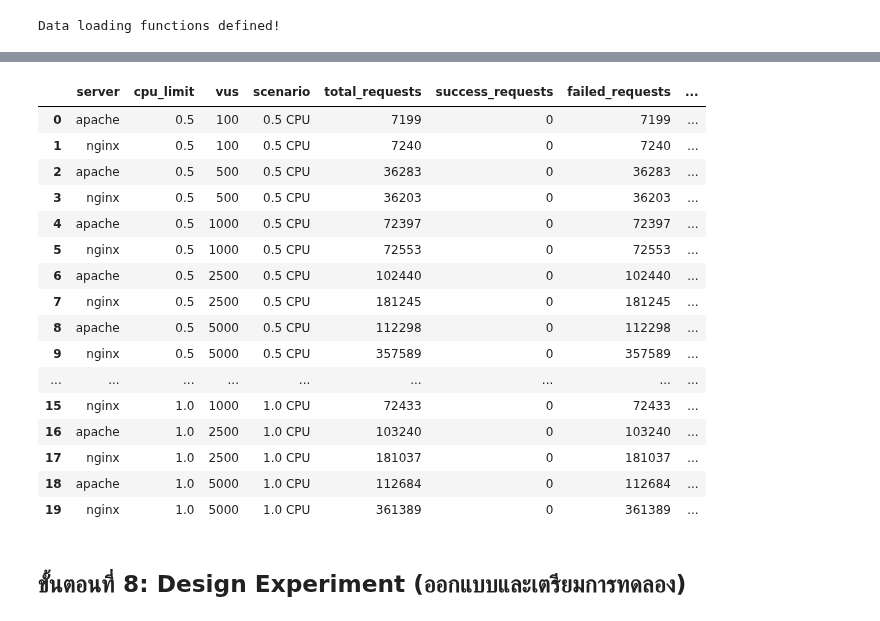
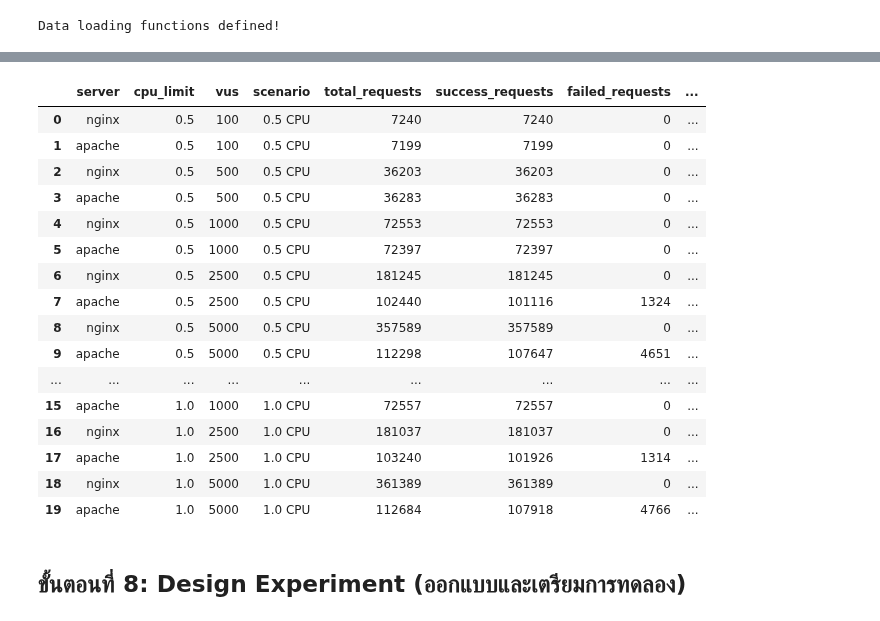
Before and after one commit to lemasc/ait-nao-docker, a Jupyter notebook: http/performance_analysis.ipynb, the cells around one changed output, grey strips where cells are left out. Saved outputs shown, nothing was run; the diff lists cells and outputs as text; code cells hidden in the pictures.

```diff
--- a/http/performance_analysis.ipynb
+++ b/http/performance_analysis.ipynb
@@ -188,30 +228,4 @@ Data loading functions defined!
 # %%
-# Define test parameters
-results_dir = Path('results')
-cpu_scenarios = ['cpu_0.5', 'cpu_1.0']
-vu_levels = [100, 500, 1000, 2500, 5000]
-servers = ['apache', 'nginx']
-results_dir = Path('results')
-cpu_scenarios = ['cpu_0.5', 'cpu_1.0']
-vu_levels = [100, 500, 1000, 2500, 5000]
-servers = ['apache', 'nginx']
-
-# Precompute all file combinations
-file_combinations = []
-for cpu_scenario in cpu_scenarios:
-    cpu_limit = float(cpu_scenario.replace('cpu_', ''))
-    for vus in vu_levels:
-        vus_dir = results_dir / cpu_scenario / f'vus_{vus}'
-        for server in servers:
-            csv_pattern = f'{server}_{cpu_limit}_{vus}.csv'
-            csv_file = vus_dir / csv_pattern
-            file_combinations.append({
-                'server': server,
-                'cpu_limit': cpu_limit,
-                'vus': vus,
-                'csv_file': csv_file
-            })
-
 # Load all CSV data and calculate statistics from individual request measurements
 all_results = []
 
@@ -224,20 +238,14 @@ for file_info in tqdm(file_combinations, desc="Loading test results"):
     try:
         # Load CSV file
         df_raw = load_k6_csv(csv_file)
-
-        # Extract http_req_duration measurements (individual request response times)
         duration_data = df_raw[df_raw['metric_name'] == 'http_req_duration']
-
-        success_duration_data = duration_data[duration_data["status"] == 200]
-
-        # Extract http_req_failed measurements (for error rate)
-        failed_data = df_raw[df_raw['metric_name'] == 'http_req_failed']
+        success_duration_data = duration_data[duration_data["error"].isna()]
 
         # Calculate test duration (max timestamp - min timestamp)
         test_duration = (df_raw['timestamp'].max() - df_raw['timestamp'].min()).total_seconds()
 
-        total_requests = len(duration_data['metric_value'])
-        failed_requests = len(failed_data['metric_value'])
+        total_requests = duration_data['metric_value'].count()
+        success_requests = success_duration_data["metric_value"].count()
 
         # Calculate statistics from raw measurements
         if len(duration_data["metric_value"]) > 0:
@@ -247,8 +255,8 @@ for file_info in tqdm(file_combinations, desc="Loading test results"):
                 'vus': vus,
                 'scenario': f'{cpu_limit} CPU',
                 'total_requests': total_requests,
-                "success_requests": total_requests - failed_requests,
-                "failed_requests": failed_requests,
+                "success_requests": success_requests,
+                "failed_requests": total_requests - success_requests,
                 'mean_duration': duration_data["metric_value"].mean(),
                 'std_duration': duration_data["metric_value"].std(),
                 "success_mean_duration": success_duration_data["metric_value"].mean(),
@@ -273,13 +281,14 @@ df_results = pd.DataFrame(all_results)
 
 # Display the loaded data
 print(f"\nLoaded {len(df_results)} test results from CSV files")
-print(f"\nColumns: {', '.join(df_results.columns)}")
+print(f"\nColumns:")
+print("\n".join([" - " + col for col in df_results.columns]))
 print(f"\nData shape: {df_results.shape}")
 print(f"\nSample statistics (first test):")
 if len(df_results) > 0:
     print(f"  - Requests measured: {df_results.iloc[0]['total_requests']:.0f}")
-    # print(f"  - Avg duration: {df_results.iloc[0]['avg_duration']:.3f} ms (±{df_results.iloc[0]['std_duration']:.3f})")
-    # print(f"  - P95 duration: {df_results.iloc[0]['p95_duration']:.3f} ms")
+    print(f"  - Avg duration: {df_results.iloc[0]['mean_duration']:.3f} ms (±{df_results.iloc[0]['std_duration']:.3f})")
+    print(f"  - P95 duration: {df_results.iloc[0]['p95_duration']:.3f} ms")
 print()
 df_results
 # %% [output]
@@ -294,19 +312,19 @@ Sample statistics (first test):
 |  | server | cpu_limit | vus | scenario | total_requests | success_requests | failed_requests | ... |
-| 0 | apache | 0.5 | 100 | 0.5 CPU | 7199 | 0 | 7199 | ... |
-| 1 | nginx | 0.5 | 100 | 0.5 CPU | 7240 | 0 | 7240 | ... |
-| 2 | apache | 0.5 | 500 | 0.5 CPU | 36283 | 0 | 36283 | ... |
-| 3 | nginx | 0.5 | 500 | 0.5 CPU | 36203 | 0 | 36203 | ... |
-| 4 | apache | 0.5 | 1000 | 0.5 CPU | 72397 | 0 | 72397 | ... |
-| 5 | nginx | 0.5 | 1000 | 0.5 CPU | 72553 | 0 | 72553 | ... |
-| 6 | apache | 0.5 | 2500 | 0.5 CPU | 102440 | 0 | 102440 | ... |
-| 7 | nginx | 0.5 | 2500 | 0.5 CPU | 181245 | 0 | 181245 | ... |
-| 8 | apache | 0.5 | 5000 | 0.5 CPU | 112298 | 0 | 112298 | ... |
-| 9 | nginx | 0.5 | 5000 | 0.5 CPU | 357589 | 0 | 357589 | ... |
+| 0 | nginx | 0.5 | 100 | 0.5 CPU | 7240 | 7240 | 0 | ... |
+| 1 | apache | 0.5 | 100 | 0.5 CPU | 7199 | 7199 | 0 | ... |
+| 2 | nginx | 0.5 | 500 | 0.5 CPU | 36203 | 36203 | 0 | ... |
+| 3 | apache | 0.5 | 500 | 0.5 CPU | 36283 | 36283 | 0 | ... |
+| 4 | nginx | 0.5 | 1000 | 0.5 CPU | 72553 | 72553 | 0 | ... |
+| 5 | apache | 0.5 | 1000 | 0.5 CPU | 72397 | 72397 | 0 | ... |
+| 6 | nginx | 0.5 | 2500 | 0.5 CPU | 181245 | 181245 | 0 | ... |
+| 7 | apache | 0.5 | 2500 | 0.5 CPU | 102440 | 101116 | 1324 | ... |
+| 8 | nginx | 0.5 | 5000 | 0.5 CPU | 357589 | 357589 | 0 | ... |
+| 9 | apache | 0.5 | 5000 | 0.5 CPU | 112298 | 107647 | 4651 | ... |
 | ... | ... | ... | ... | ... | ... | ... | ... | ... |
-| 15 | nginx | 1.0 | 1000 | 1.0 CPU | 72433 | 0 | 72433 | ... |
-| 16 | apache | 1.0 | 2500 | 1.0 CPU | 103240 | 0 | 103240 | ... |
-| 17 | nginx | 1.0 | 2500 | 1.0 CPU | 181037 | 0 | 181037 | ... |
-| 18 | apache | 1.0 | 5000 | 1.0 CPU | 112684 | 0 | 112684 | ... |
-| 19 | nginx | 1.0 | 5000 | 1.0 CPU | 361389 | 0 | 361389 | ... |
+| 15 | apache | 1.0 | 1000 | 1.0 CPU | 72557 | 72557 | 0 | ... |
+| 16 | nginx | 1.0 | 2500 | 1.0 CPU | 181037 | 181037 | 0 | ... |
+| 17 | apache | 1.0 | 2500 | 1.0 CPU | 103240 | 101926 | 1314 | ... |
+| 18 | nginx | 1.0 | 5000 | 1.0 CPU | 361389 | 361389 | 0 | ... |
+| 19 | apache | 1.0 | 5000 | 1.0 CPU | 112684 | 107918 | 4766 | ... |
 # %% [markdown]
 ## ขั้นตอนที่ 8: Design Experiment (ออกแบบและเตรียมการทดลอง)
```
Also changed, not shown: parts of 35 cells of this notebook.
